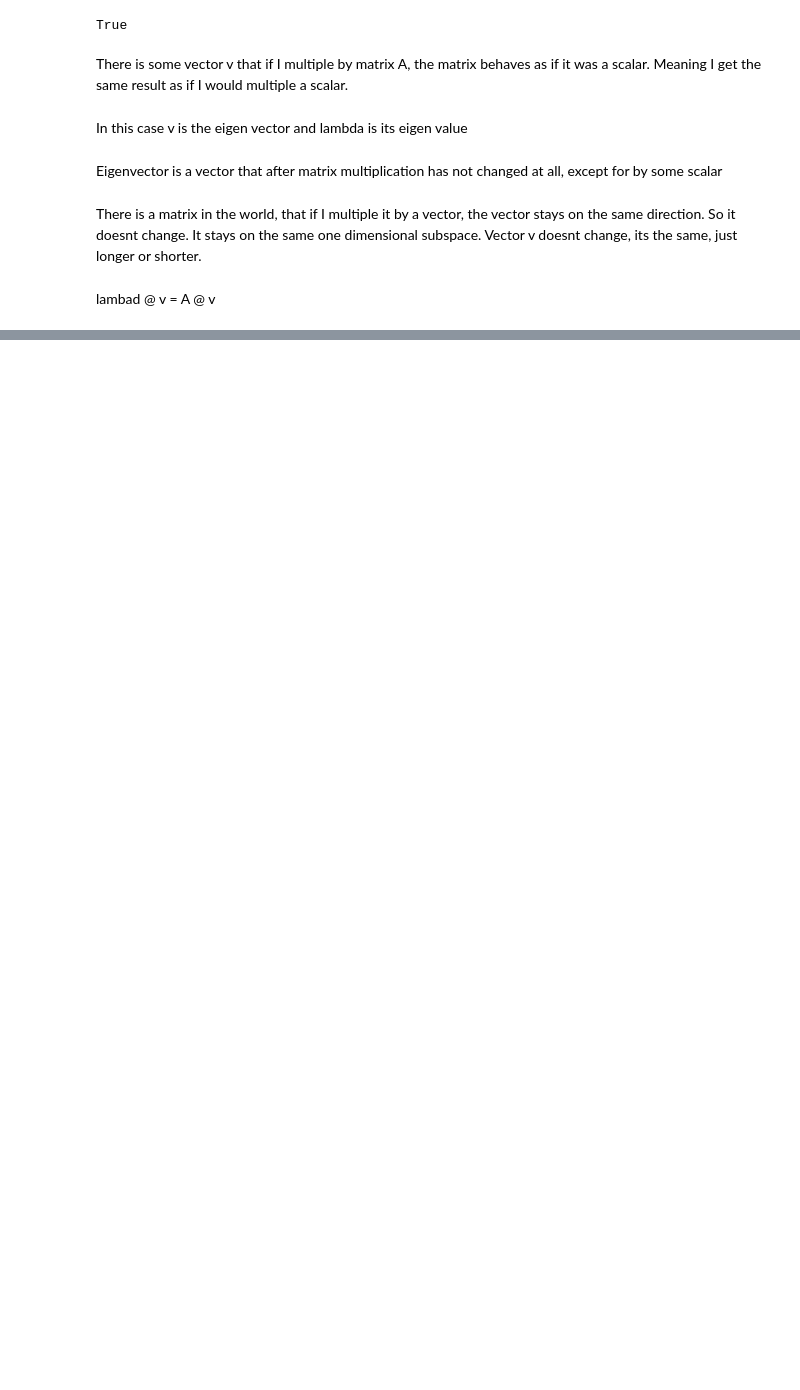
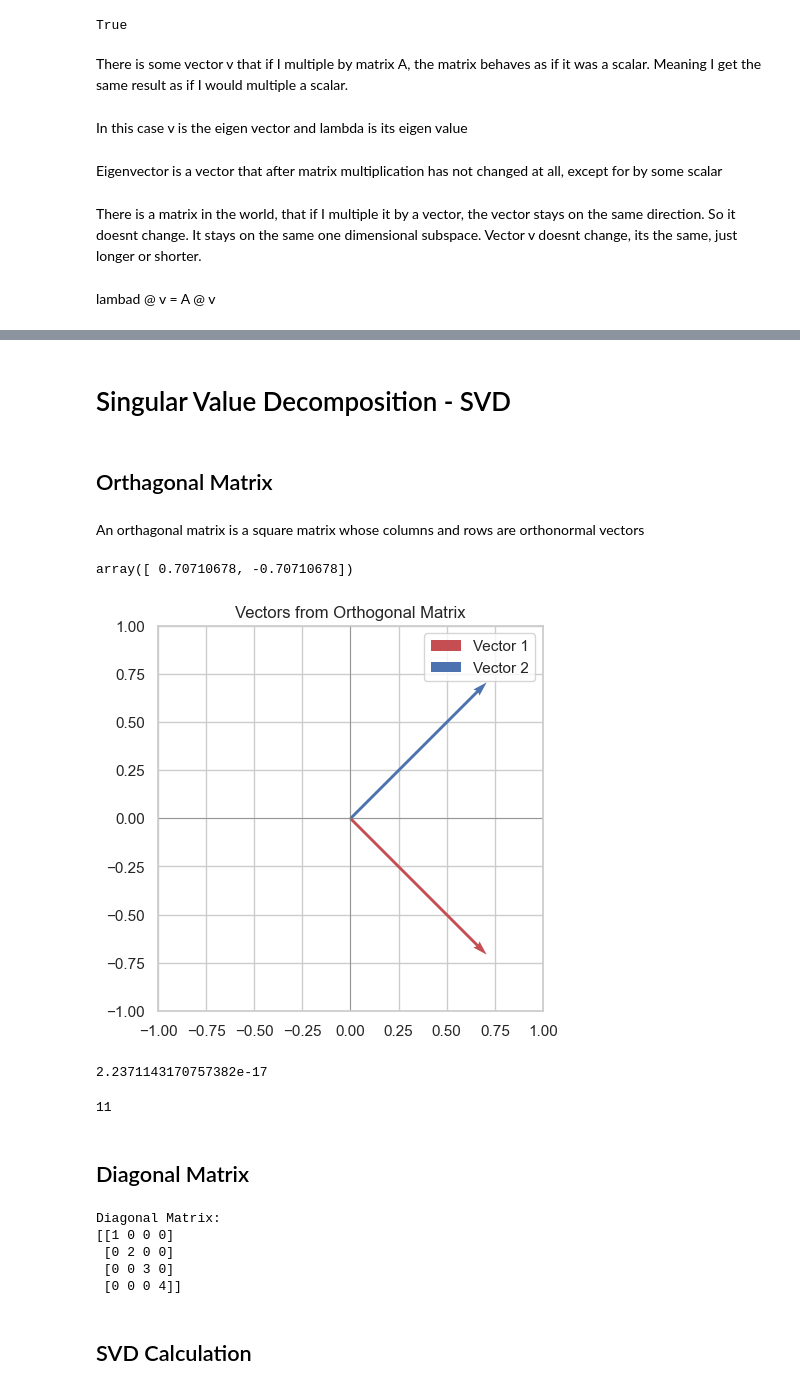
Before and after one commit to chenmargalit/10X-ML-Engineer---Python-Excercises, a Jupyter notebook: math/Linear algebra - Lesson.ipynb, the cells around one changed output, grey strips where cells are left out. Saved outputs shown, nothing was run; the diff lists cells and outputs as text; code cells hidden in the pictures; blank space fills up the shorter version.

```diff
--- a/math/Linear algebra - Lesson.ipynb
+++ b/math/Linear algebra - Lesson.ipynb
@@ -949,0 +1341,57 @@ def return_eigen_values_and_vectors(matrix: np.array):
+# %% [markdown]
+# Singular Value Decomposition - SVD
+# %% [markdown]
+## Orthagonal Matrix
+# %% [markdown]
+An orthagonal matrix is a square matrix whose columns and rows are orthonormal vectors
+# %%
+orthogonal_matrix_2 = np.array([[1/np.sqrt(2), 1/np.sqrt(2)], [-1/np.sqrt(2), 1/np.sqrt(2)]])
+# %%
+orthogonal_matrix_2[:, 0]
+# %% [output]
+array([ 0.70710678, -0.70710678])
+# %%
+vector_1 = orthogonal_matrix_2[:, 0]
+vector_2 = orthogonal_matrix_2[:, 1]
+
+fig, ax = plt.subplots(figsize=(5, 5))
+
+ax.quiver(0, 0, vector_1[0], vector_1[1], angles='xy', scale_units='xy', scale=1, color='r', label='Vector 1')
+ax.quiver(0, 0, vector_2[0], vector_2[1], angles='xy', scale_units='xy', scale=1, color='b', label='Vector 2')
+
+ax.set_xlim(-1, 1)
+ax.set_ylim(-1, 1)
+ax.set_aspect('equal')
+ax.axhline(0, color='grey', lw=0.5)
+ax.axvline(0, color='grey', lw=0.5)
+ax.grid(True, which='both')
+ax.legend()
+ax.set_title("Vectors from Orthogonal Matrix")
+
+plt.show()
+# %% [output]
+[figure, added]
+# %%
+np.dot(orthogonal_matrix_2[0], orthogonal_matrix_2[1])
+# %% [output]
+2.2371143170757382e-17
+# %%
+np.dot([1,2], [3,4])
+# %% [output]
+11
+# %% [markdown]
+## Diagonal Matrix
+# %%
+diagonal_elements = np.array([1, 2, 3, 4])
+diagonal_matrix = np.diag(diagonal_elements)
+
+print("Diagonal Matrix:")
+print(diagonal_matrix)
+# %% [output]
+Diagonal Matrix:
+[[1 0 0 0]
+ [0 2 0 0]
+ [0 0 3 0]
+ [0 0 0 4]]
+# %% [markdown]
+## SVD Calculation
```
Also changed, not shown: parts of 107 cells of this notebook.
